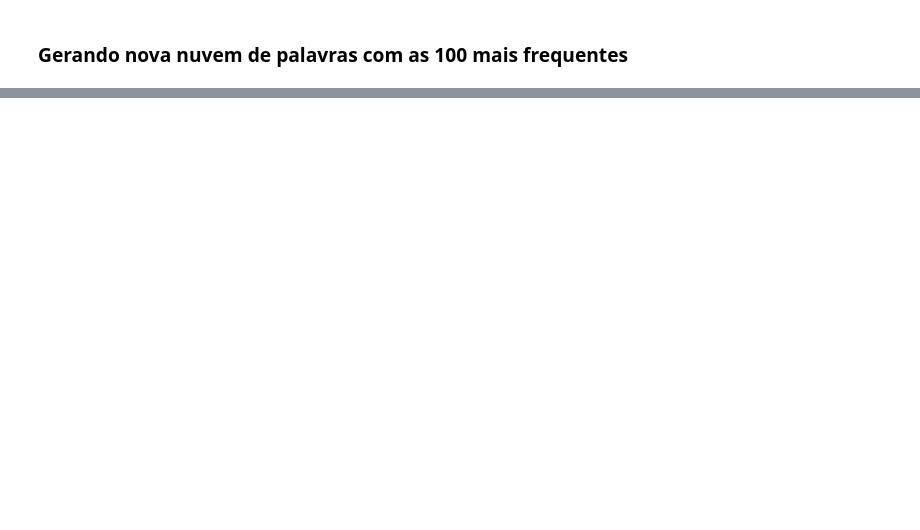
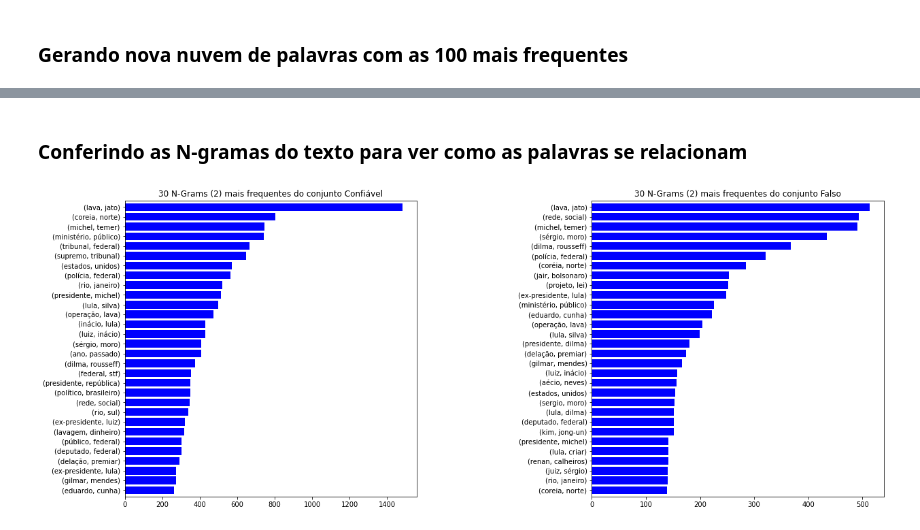
Before and after one commit to caesarcc/pucminas-tcc-fake-news-detection, a Jupyter notebook: passo04_analise_exploracao.ipynb, the cells around one changed output, grey strips where cells are left out. Saved outputs shown, nothing was run; the diff lists cells and outputs as text; code cells hidden in the pictures; blank space fills up the shorter version.

```diff
--- a/passo04_analise_exploracao.ipynb
+++ b/passo04_analise_exploracao.ipynb
@@ -130,0 +134,17 @@ avaliar_ngrams(palavras_falsa, '20 Triigramas mais frequentes nos textos Falsos'
+# %% [markdown]
+### Conferindo as N-gramas do texto para ver como as palavras se relacionam
+# %%
+lista_confiavel = ' '.join(dados[dados['classe']==0]['texto_wordcloud'].str.lower().to_list()).split()
+lista_falsa = ' '.join(dados[dados['classe']==1]['texto_wordcloud'].str.lower().to_list()).split()
+
+def exibir_ngrams(lista_confiavel, lista_falsa, n=2, top=30):
+  fig, axes = plt.subplots(nrows=1, ncols=2)
+  plt.subplots_adjust(wspace=0.6)
+  serie_plot = (pd.Series(nltk.ngrams(lista_confiavel, n)).value_counts())[:top]
+  serie_plot.sort_values().plot.barh(color='blue', width=.8, ax=axes[0], title=f'{top} N-Grams ({n}) mais frequentes do conjunto Confiável', figsize=(20, 8))
+  serie_plot = (pd.Series(nltk.ngrams(lista_falsa, n)).value_counts())[:top]
+  serie_plot.sort_values().plot.barh(color='blue', width=.8, ax=axes[1], title=f'{top} N-Grams ({n}) mais frequentes do conjunto Falso', figsize=(20, 8))
+
+exibir_ngrams(lista_confiavel, lista_falsa)
+# %% [output]
+[figure, added]
```
Also changed, not shown: parts of 22 cells of this notebook.
